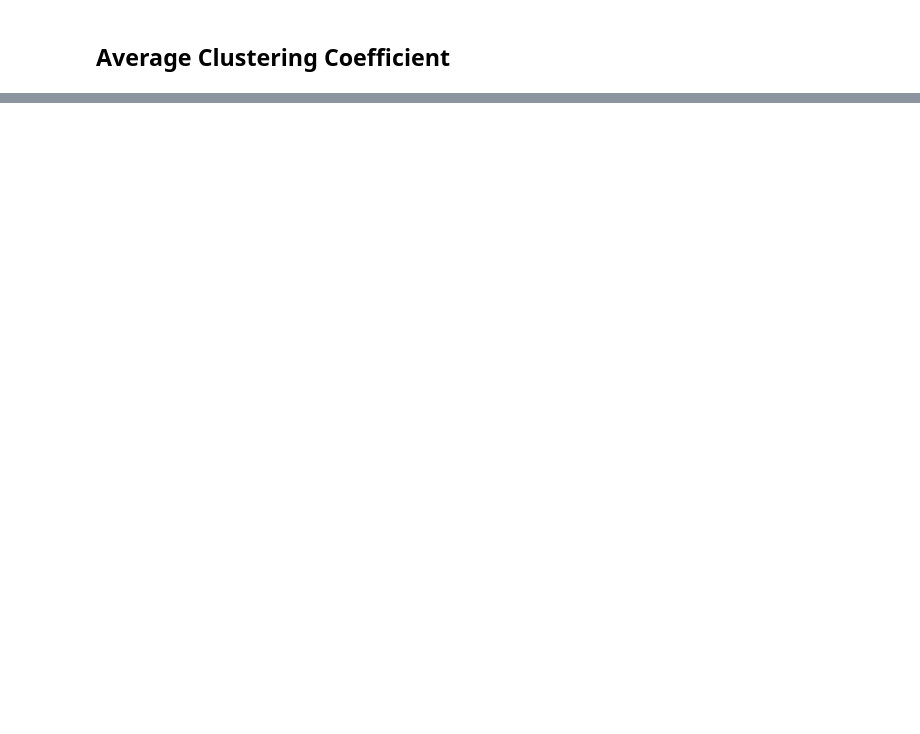
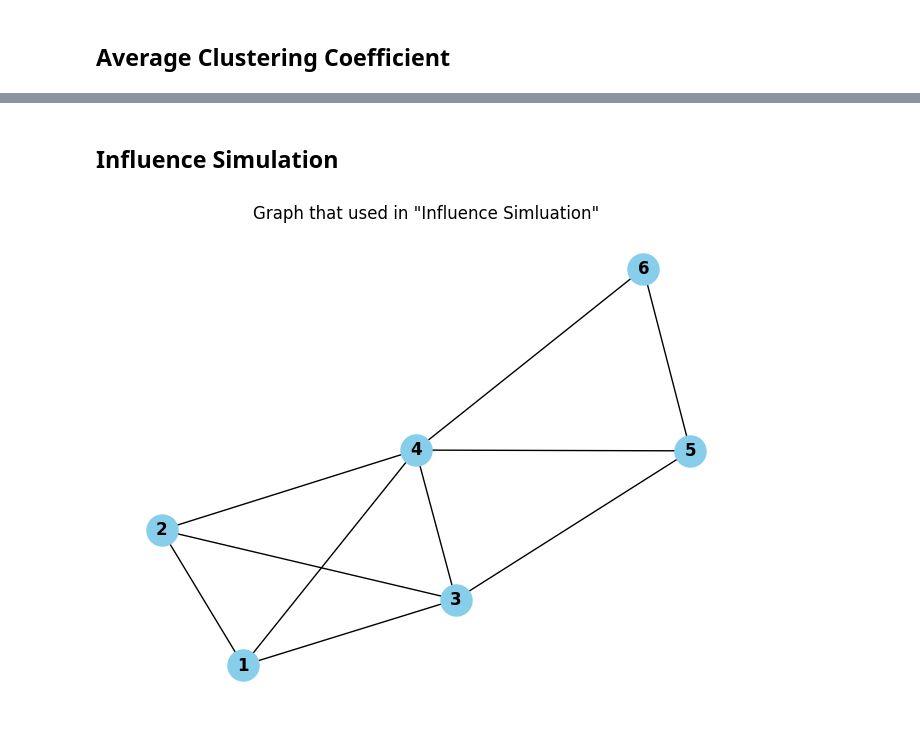
Before and after one commit to adistrim/SNA, a Jupyter notebook: visuals.ipynb, the cells around one changed output, grey strips where cells are left out. Cells and saved outputs as stored; diff of their text form; code cells hidden in the pictures; blank space fills up the shorter version.

Commit message:
influence_sim & README added, visuals.ipynb & .gitignore updated

```diff
--- a/visuals.ipynb
+++ b/visuals.ipynb
@@ -49,0 +50,19 @@ plt.show()
+# %% [markdown]
+## Influence Simulation
+# %%
+# Define the edges of the graph
+edges = [(1, 2), (1, 3), (1, 4), (2, 3), (2, 4), (3, 4), (3, 5), (4, 5), (4, 6), (5, 6)]
+
+# Create a directed graph
+G = nx.Graph()
+
+# Add edges to the graph
+G.add_edges_from(edges)
+
+# Plot the graph
+pos = nx.spring_layout(G)  # Position nodes using Fruchterman-Reingold force-directed algorithm
+nx.draw(G, pos, with_labels=True, node_size=500, node_color='skyblue', font_size=12, font_weight='bold')
+plt.title('Graph that used in "Influence Simluation"')
+plt.show()
+# %% [output]
+[figure, added]
```
Also changed, not shown: parts of 2 cells of this notebook, 4 other files.
